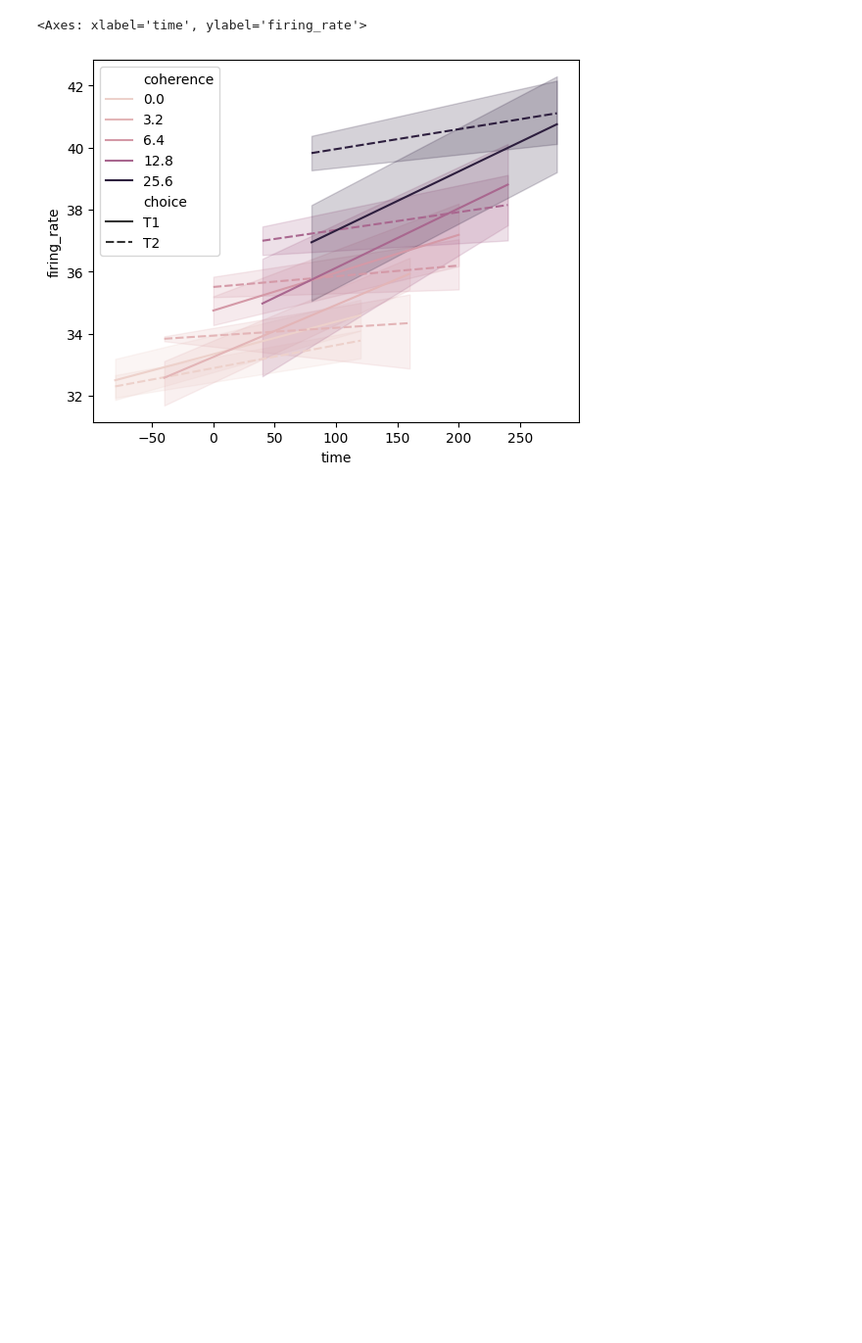
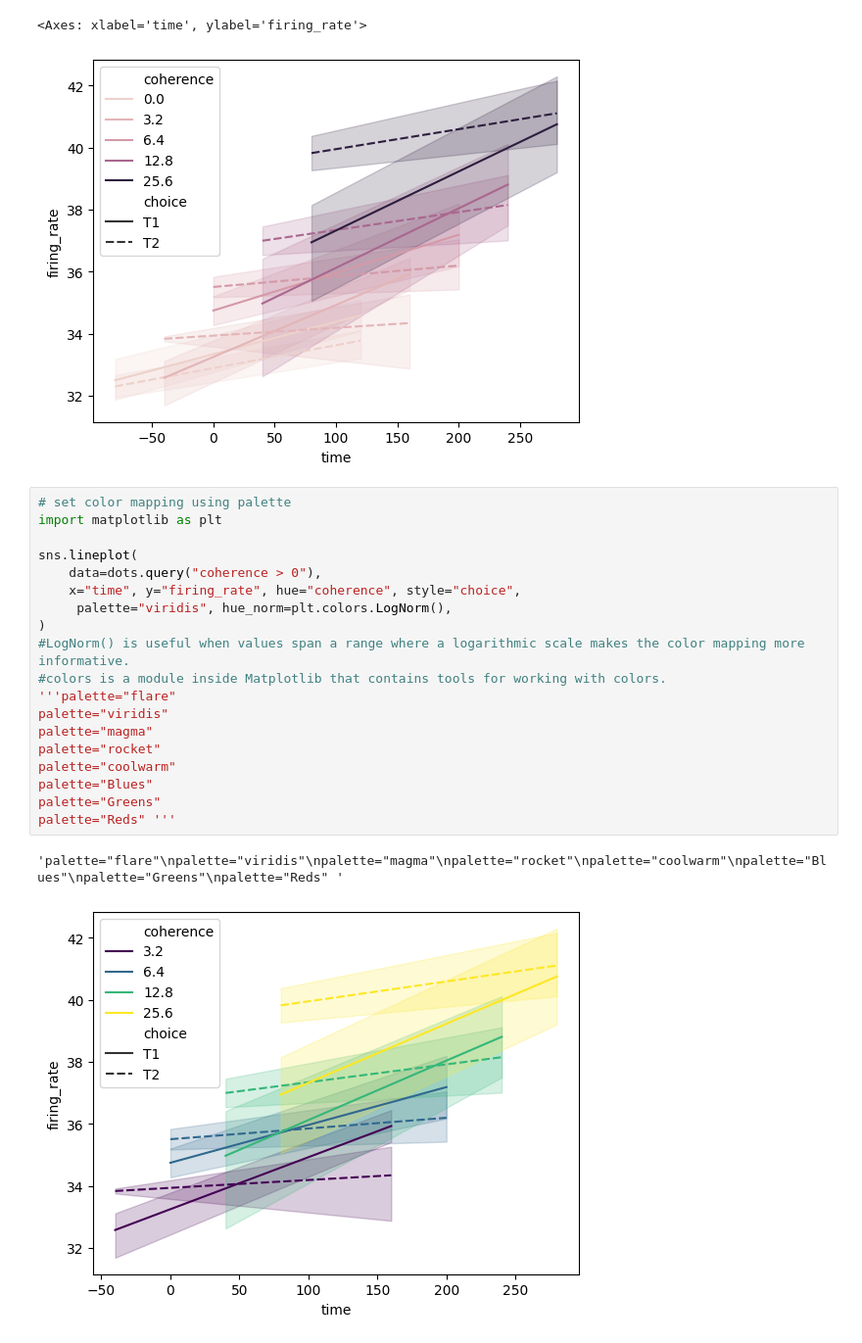
Before and after one commit to SUCCESSneeded/drive-seaborn, a Jupyter notebook: sea1subplot.ipynb, the cells around one changed output. Shown at 98% size. Cells and saved outputs as stored; diff of their text form; blank space fills up the shorter version.

```diff
--- a/sea1subplot.ipynb
+++ b/sea1subplot.ipynb
@@ -491,3 +491,25 @@ sns.lineplot(
 # %% [output]
 <Axes: xlabel='time', ylabel='firing_rate'>
 [figure]
+# %%
+# set color mapping using palette
+import matplotlib as plt
+
+sns.lineplot(
+    data=dots.query("coherence > 0"),
+    x="time", y="firing_rate", hue="coherence", style="choice",
+     palette="viridis", hue_norm=plt.colors.LogNorm(),
+)
+#LogNorm() is useful when values span a range where a logarithmic scale makes the color mapping more informative.
+#colors is a module inside Matplotlib that contains tools for working with colors.
+'''palette="flare"
+palette="viridis"
+palette="magma"
+palette="rocket"
+palette="coolwarm"
+palette="Blues"
+palette="Greens"
+palette="Reds" '''
+# %% [output]
+'palette="flare"\npalette="viridis"\npalette="magma"\npalette="rocket"\npalette="coolwarm"\npalette="Blues"\npalette="Greens"\npalette="Reds" '
+[figure, added]
```
